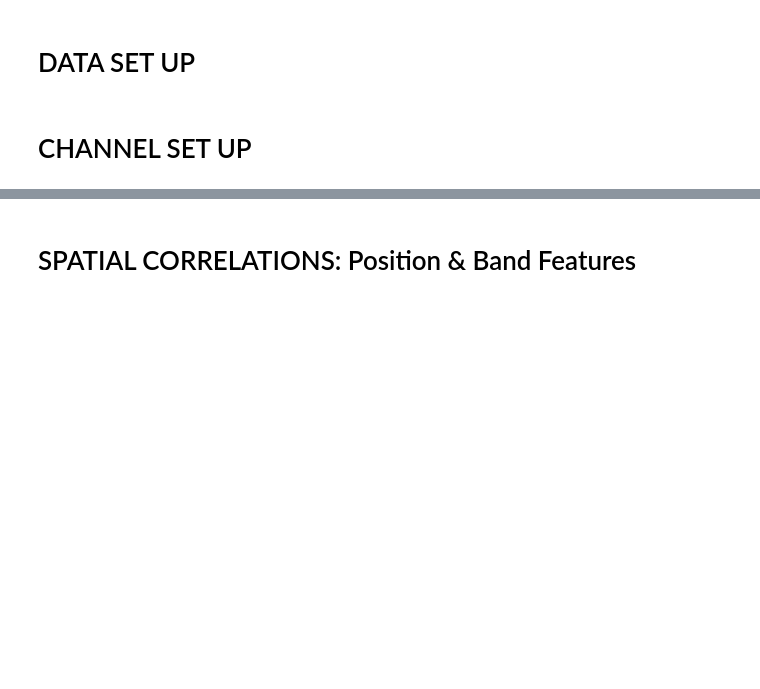
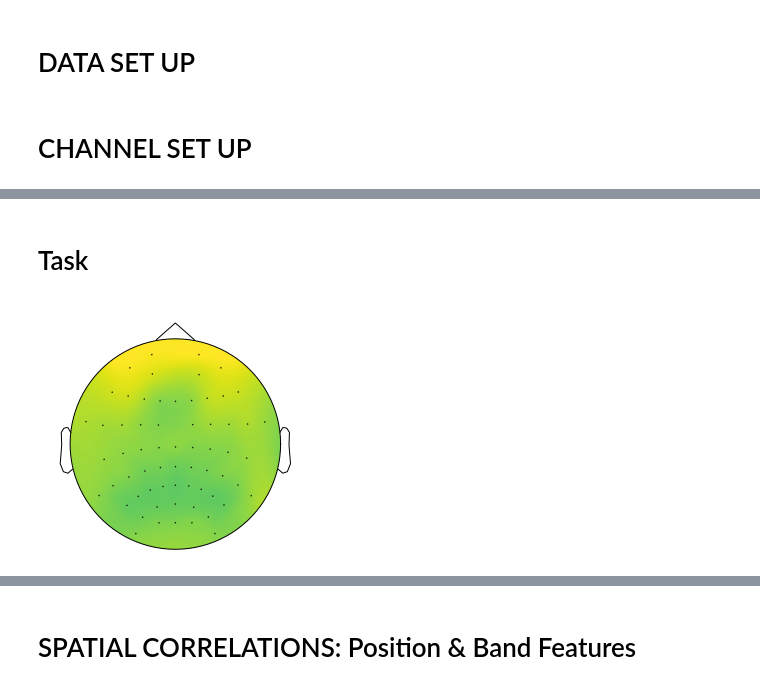
Before and after one commit to voytekresearch/EEGMapping, a Jupyter notebook: notebooks/GroupAnalysis.ipynb, the cells around one changed output, grey strips where cells are left out. Saved outputs shown, nothing was run; the diff lists cells and outputs as text; code cells hidden in the pictures; blank space fills up the shorter version.

```diff
--- a/notebooks/GroupAnalysis.ipynb
+++ b/notebooks/GroupAnalysis.ipynb
@@ -104,3 +100,11 @@ flattened_beta = np.nanmean(beta_data, axis=2)
+# %%
+r_flattened_theta = np.nanmean(r_theta_data, axis=2)
+r_flattened_alpha = np.nanmean(r_alpha_data, axis=2)
+r_flattened_beta = np.nanmean(r_beta_data, axis=2)
+
+t_flattened_theta = np.nanmean(t_theta_data, axis=2)
+t_flattened_alpha = np.nanmean(t_alpha_data, axis=2)
+t_flattened_beta = np.nanmean(t_beta_data, axis=2)
 # %%
 # Settings - put stuff here
 group_bands = {
@@ -157,0 +175,8 @@ cb = mpl.colorbar.ColorbarBase(plt.gca(), cmap=cmap, norm=norm, orientation='ver
+# %% [markdown]
+# Task
+# %%
+data = t_group_bands[band][:,features[feature]]
+masked_arr = mask_nan_array(data)
+plot = mne.viz.plot_topomap(t_group_bands[band][:,features[feature]][masked_arr], pos[masked_arr], cmap=cm.viridis, contours=0)
+# %% [output]
+[figure, added]
```
Also changed, not shown: parts of 21 cells of this notebook, 11 other files.
